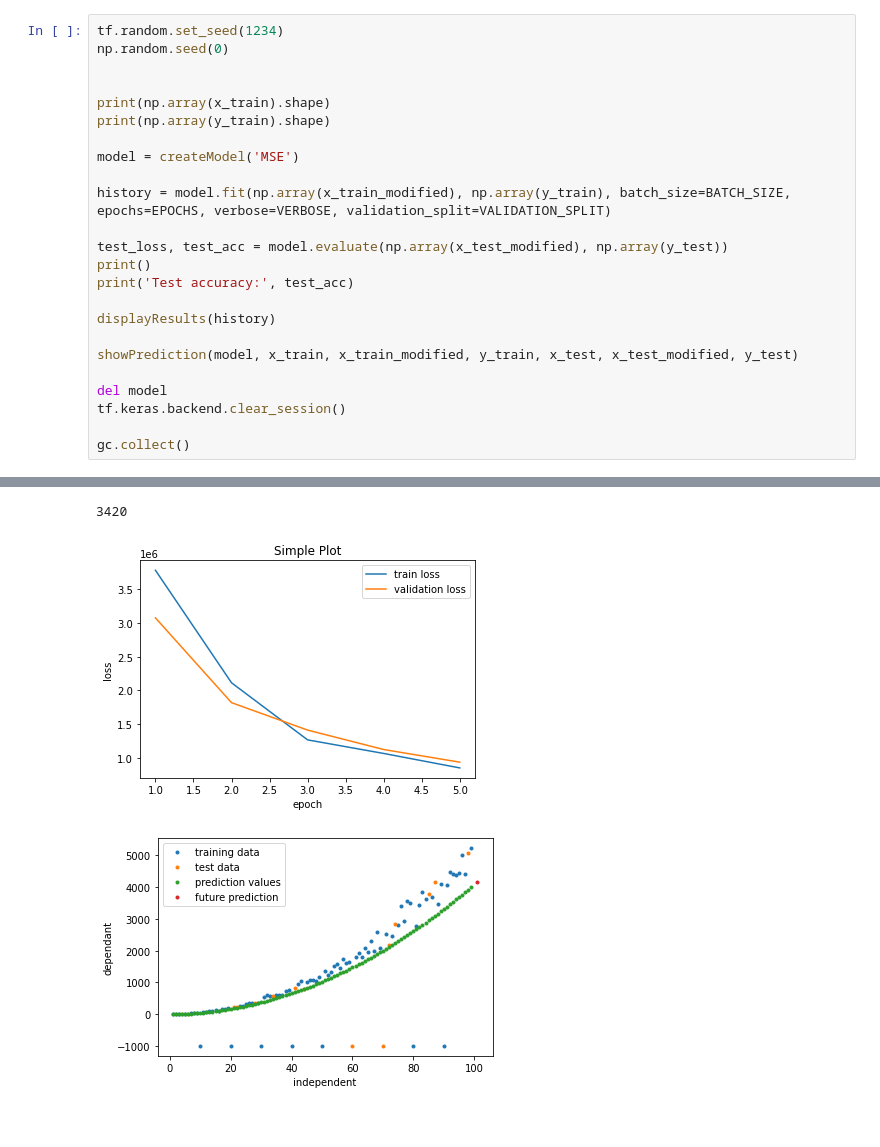
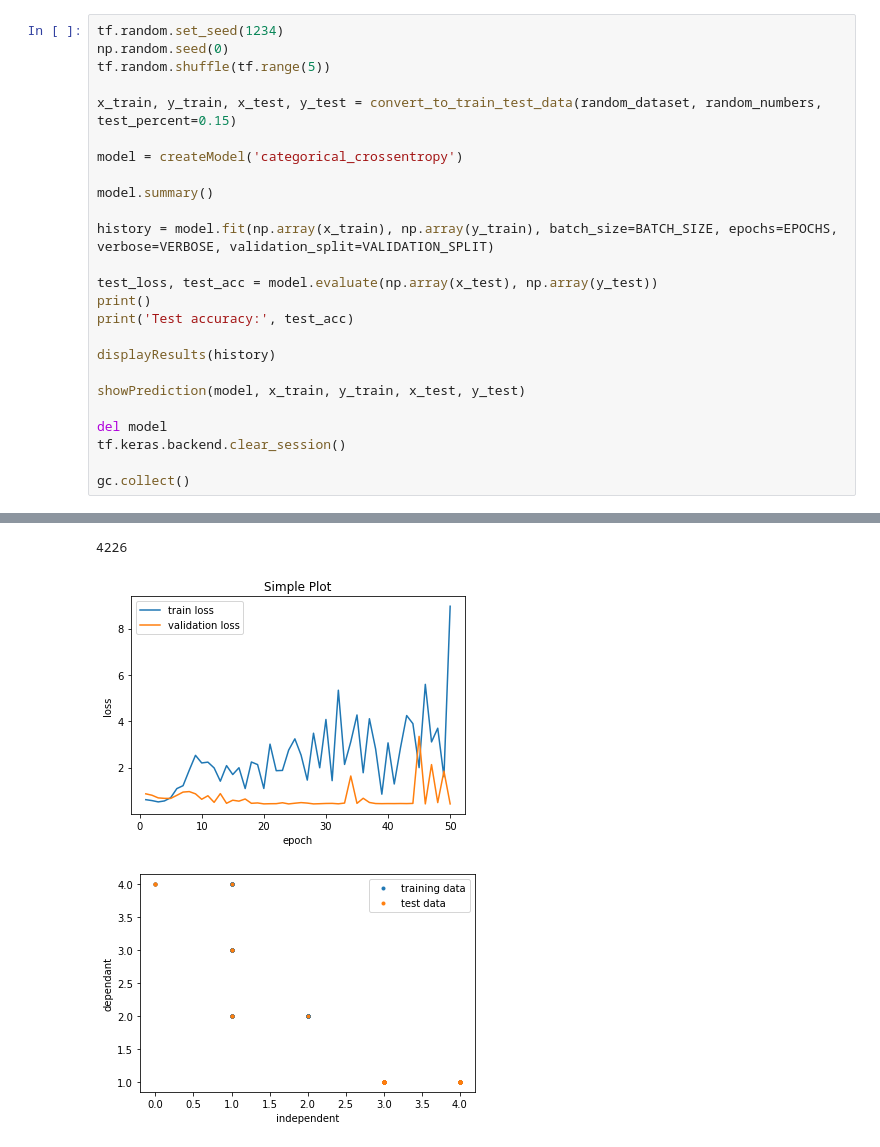
Before and after one commit to Magenic/MMLStatisticalModelsForML, a Jupyter notebook: Notebooks/Wk01-Demo01.ipynb, the cells around one changed output, grey strips where cells are left out. Cells and saved outputs as stored; diff of their text form.

```diff
--- a/Notebooks/Wk01-Demo01.ipynb
+++ b/Notebooks/Wk01-Demo01.ipynb
@@ -129,22 +171,23 @@ done
 # %%
 tf.random.set_seed(1234)
 np.random.seed(0)
+tf.random.shuffle(tf.range(5))
 
+x_train, y_train, x_test, y_test = convert_to_train_test_data(random_dataset, random_numbers, test_percent=0.15)
 
-print(np.array(x_train).shape)
-print(np.array(y_train).shape)
+model = createModel('categorical_crossentropy')
 
-model = createModel('MSE')
+model.summary()
 
-history = model.fit(np.array(x_train_modified), np.array(y_train), batch_size=BATCH_SIZE, epochs=EPOCHS, verbose=VERBOSE, validation_split=VALIDATION_SPLIT)
+history = model.fit(np.array(x_train), np.array(y_train), batch_size=BATCH_SIZE, epochs=EPOCHS, verbose=VERBOSE, validation_split=VALIDATION_SPLIT)
 
-test_loss, test_acc = model.evaluate(np.array(x_test_modified), np.array(y_test))
+test_loss, test_acc = model.evaluate(np.array(x_test), np.array(y_test))
 print()
 print('Test accuracy:', test_acc)
 
 displayResults(history)
 
-showPrediction(model, x_train, x_train_modified, y_train, x_test, x_test_modified, y_test)
+showPrediction(model, x_train, y_train, x_test, y_test)
 
 del model
 tf.keras.backend.clear_session()
@@ -170,3 +214,3 @@ Test accuracy: 0.0
-3420
+4226
-[figure, old version]
+[figure, new version]
-[figure, old version]
+[figure, new version]
```
Also changed, not shown: parts of 5 cells of this notebook, 7 other files.
